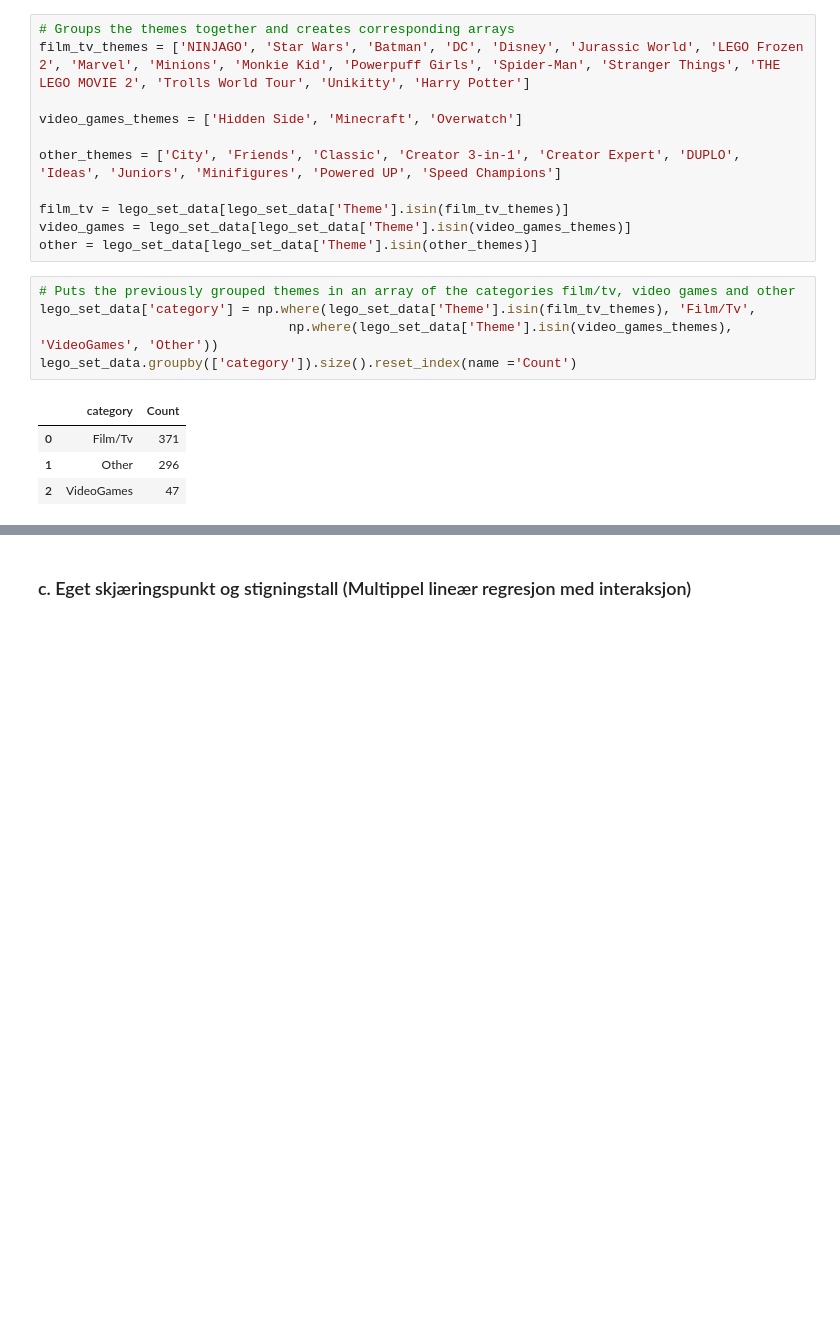
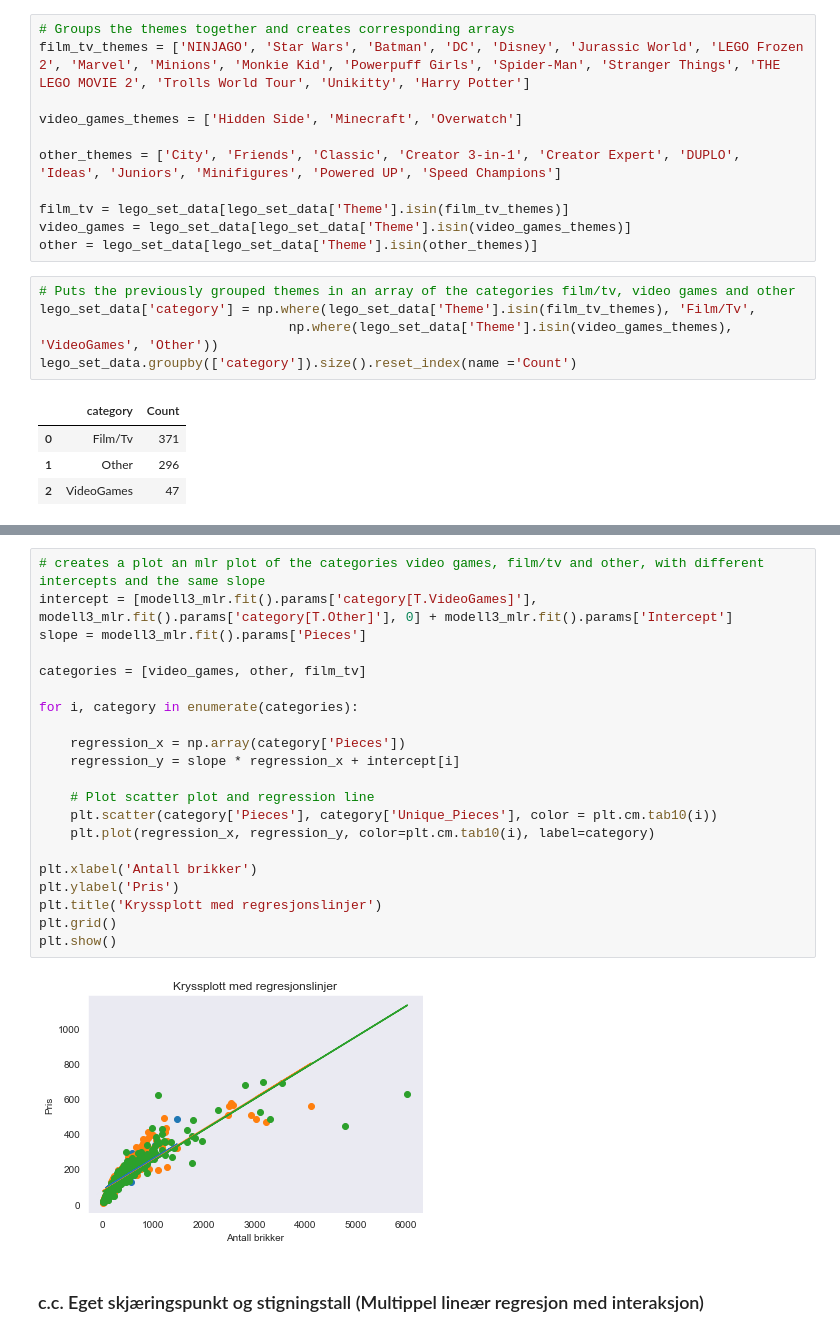
Before and after one commit to kludge7/ISTT1003-Statistikk, a Jupyter notebook: models.ipynb, the cells around one changed output, grey strips where cells are left out. Saved outputs shown, nothing was run; the diff lists cells and outputs as text; blank space fills up the shorter version.

```diff
--- a/models.ipynb
+++ b/models.ipynb
@@ -233,5 +198,28 @@ plt.show()
+# %%
+# creates a plot an mlr plot of the categories video games, film/tv and other, with different intercepts and the same slope
+intercept = [modell3_mlr.fit().params['category[T.VideoGames]'], modell3_mlr.fit().params['category[T.Other]'], 0] + modell3_mlr.fit().params['Intercept']
+slope = modell3_mlr.fit().params['Pieces']
+
+categories = [video_games, other, film_tv]
+
+for i, category in enumerate(categories):
+
+    regression_x = np.array(category['Pieces'])
+    regression_y = slope * regression_x + intercept[i]
+
+    # Plot scatter plot and regression line
+    plt.scatter(category['Pieces'], category['Unique_Pieces'], color = plt.cm.tab10(i))
+    plt.plot(regression_x, regression_y, color=plt.cm.tab10(i), label=category)
+
+plt.xlabel('Antall brikker')
+plt.ylabel('Pris')
+plt.title('Kryssplott med regresjonslinjer')
+plt.grid()
+plt.show()
+# %% [output]
+[figure, added]
 # %% [markdown]
-### c. Eget skjæringspunkt og stigningstall (Multippel lineær regresjon med interaksjon)
+### c.c. Eget skjæringspunkt og stigningstall (Multippel lineær regresjon med interaksjon)
 # %%
 modell4_mlr = smf.ols('Unique_Pieces ~ Pieces * category' , data = lego_set_data)
 model4_result = modell4_mlr.fit()
```
Also changed, not shown: parts of 15 cells of this notebook.
